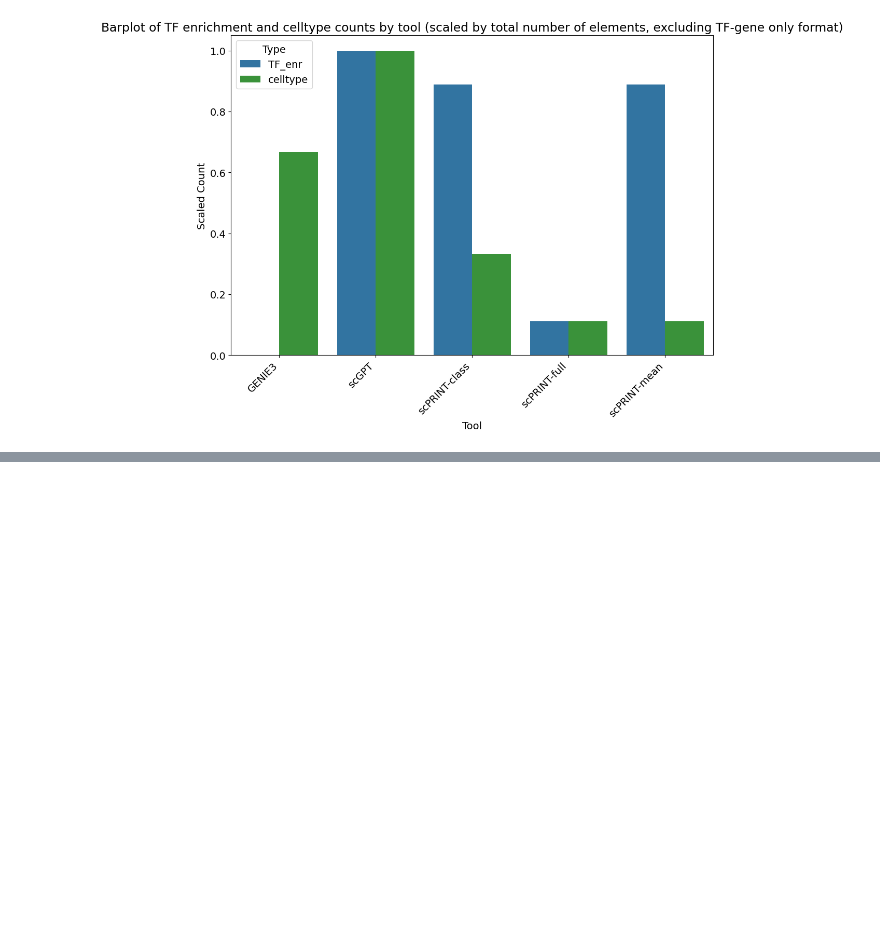
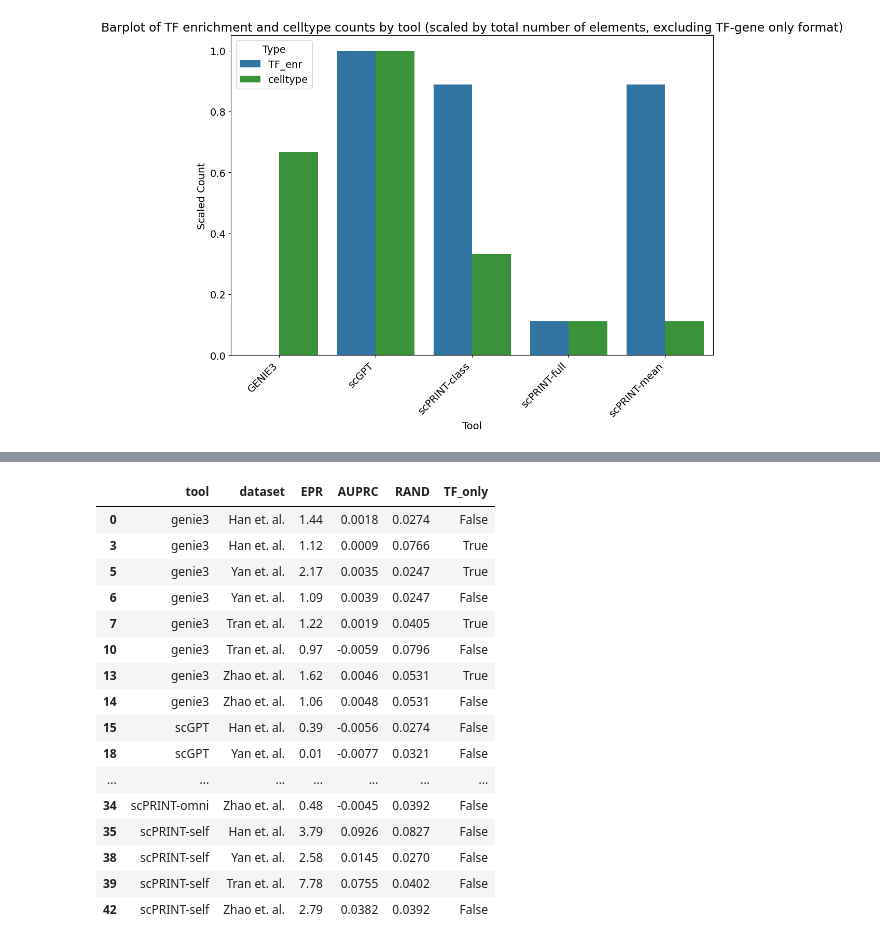
Before and after one commit to jkobject/scPRINT, a Jupyter notebook: figures/plot_results.ipynb, the cells around one changed output, grey strips where cells are left out. Saved outputs shown, nothing was run; the diff lists cells and outputs as text; code cells hidden in the pictures; blank space fills up the shorter version.

```diff
--- a/figures/plot_results.ipynb
+++ b/figures/plot_results.ipynb
@@ -220 +220,21 @@ res['name'] = res['name'].replace({'mine':'ours'})
+# %%
+filtered_res
+# %% [output]
+|  | tool | dataset | EPR | AUPRC | RAND | TF_only |
+| 0 | genie3 | Han et. al. | 1.44 | 0.0018 | 0.0274 | False |
+| 3 | genie3 | Han et. al. | 1.12 | 0.0009 | 0.0766 | True |
+| 5 | genie3 | Yan et. al. | 2.17 | 0.0035 | 0.0247 | True |
+| 6 | genie3 | Yan et. al. | 1.09 | 0.0039 | 0.0247 | False |
+| 7 | genie3 | Tran et. al. | 1.22 | 0.0019 | 0.0405 | True |
+| 10 | genie3 | Tran et. al. | 0.97 | -0.0059 | 0.0796 | False |
+| 13 | genie3 | Zhao et. al. | 1.62 | 0.0046 | 0.0531 | True |
+| 14 | genie3 | Zhao et. al. | 1.06 | 0.0048 | 0.0531 | False |
+| 15 | scGPT | Han et. al. | 0.39 | -0.0056 | 0.0274 | False |
+| 18 | scGPT | Yan et. al. | 0.01 | -0.0077 | 0.0321 | False |
+| ... | ... | ... | ... | ... | ... | ... |
+| 34 | scPRINT-omni | Zhao et. al. | 0.48 | -0.0045 | 0.0392 | False |
+| 35 | scPRINT-self | Han et. al. | 3.79 | 0.0926 | 0.0827 | False |
+| 38 | scPRINT-self | Yan et. al. | 2.58 | 0.0145 | 0.0270 | False |
+| 39 | scPRINT-self | Tran et. al. | 7.78 | 0.0755 | 0.0402 | False |
+| 42 | scPRINT-self | Zhao et. al. | 2.79 | 0.0382 | 0.0392 | False |
 # %%
```
Also changed, not shown: parts of 5 cells of this notebook, 15 other files.
